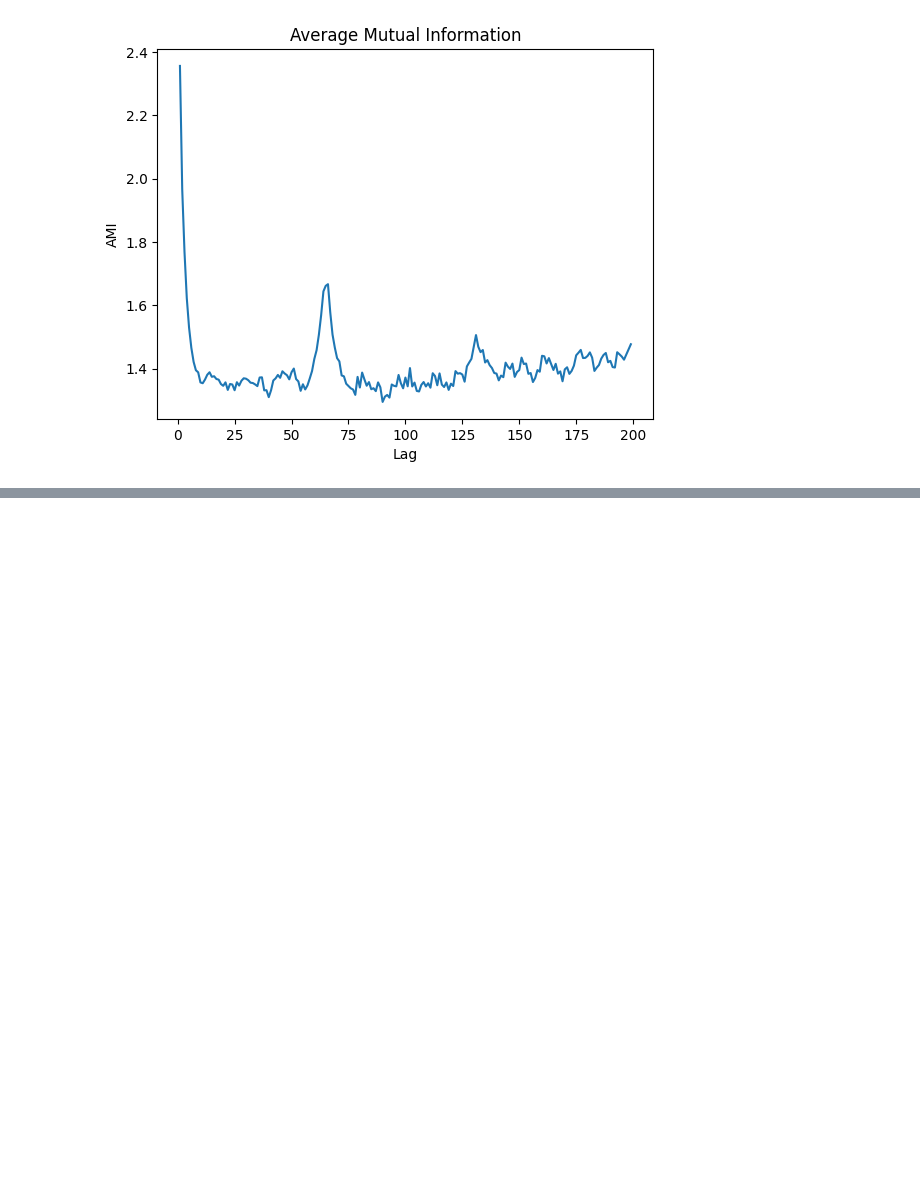
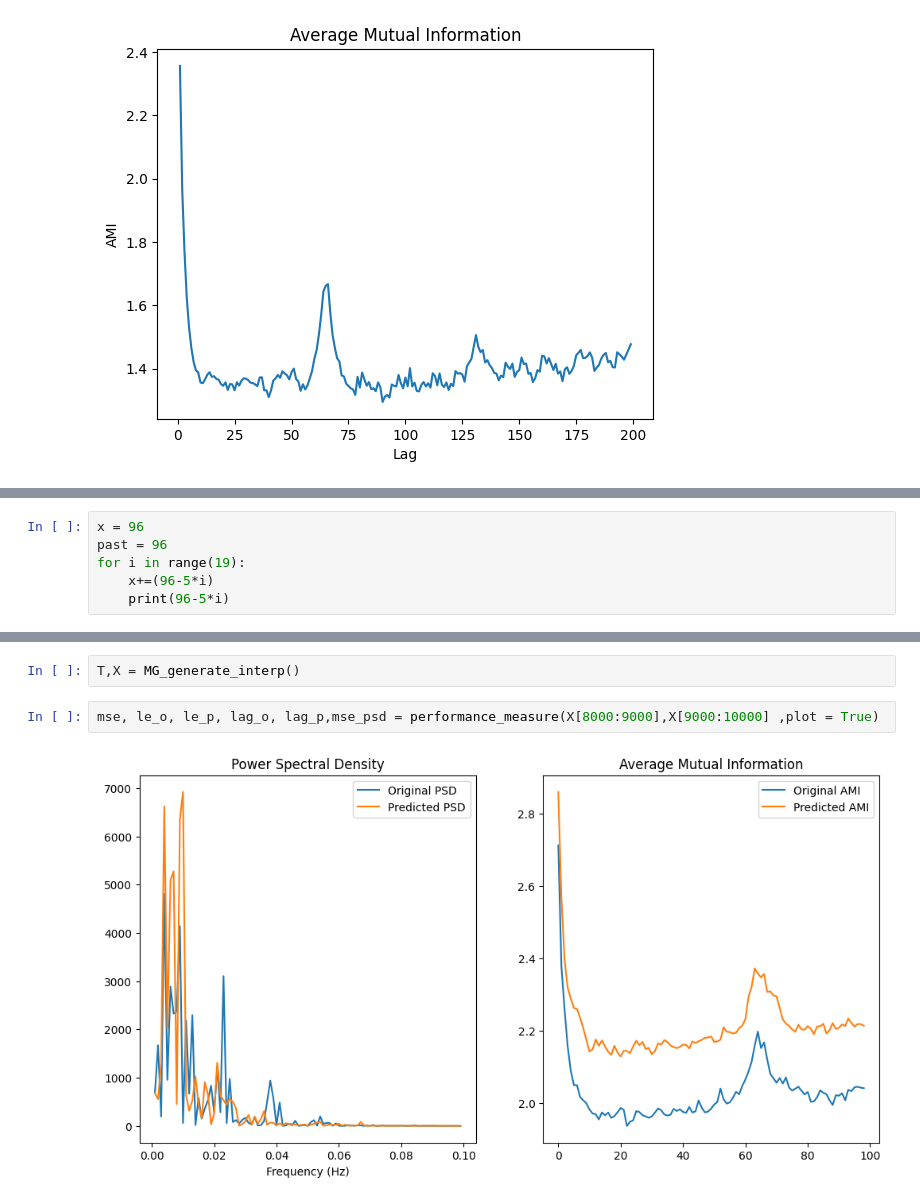
Before and after one commit to zyllab/TTMs_try, a Jupyter notebook: method_show_chaos/test.ipynb, the cells around one changed output, grey strips where cells are left out. Drawn from its saved outputs; the diff is of its cells as text; blank space fills up the shorter version.

```diff
--- a/method_show_chaos/test.ipynb
+++ b/method_show_chaos/test.ipynb
@@ -79,0 +173,6 @@ plot_ami_lag(X[10000:11000], max_lag=200, bins=64)
+# %%
+x = 96
+past = 96
+for i in range(19):
+    x+=(96-5*i)
+    print(96-5*i)
@@ -79,0 +292,6 @@ plot_ami_lag(X[10000:11000], max_lag=200, bins=64)
+# %%
+T,X = MG_generate_interp()
+# %%
+mse, le_o, le_p, lag_o, lag_p,mse_psd = performance_measure(X[8000:9000],X[9000:10000] ,plot = True)
+# %% [output]
+[figure, added]
```
Also changed, not shown: parts of 23 cells of this notebook, 13 other files.
